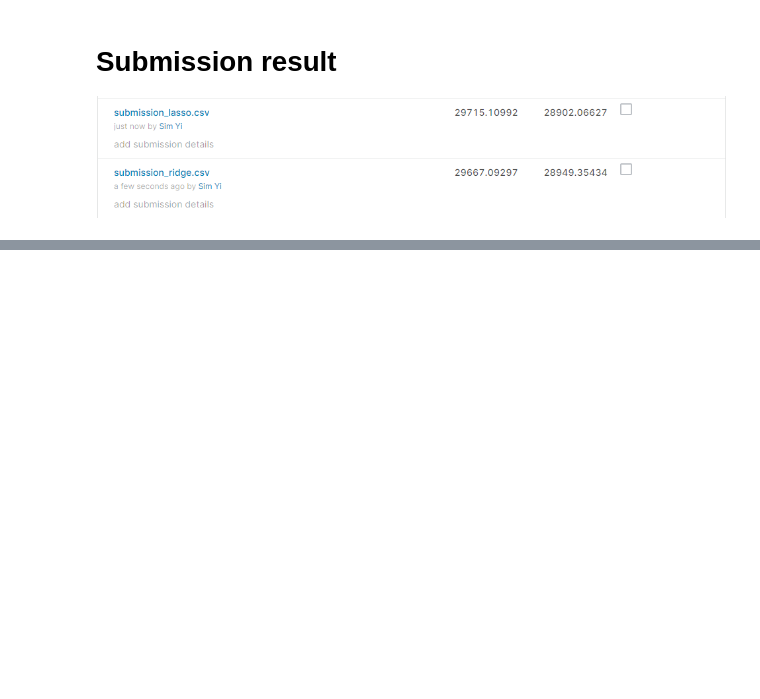
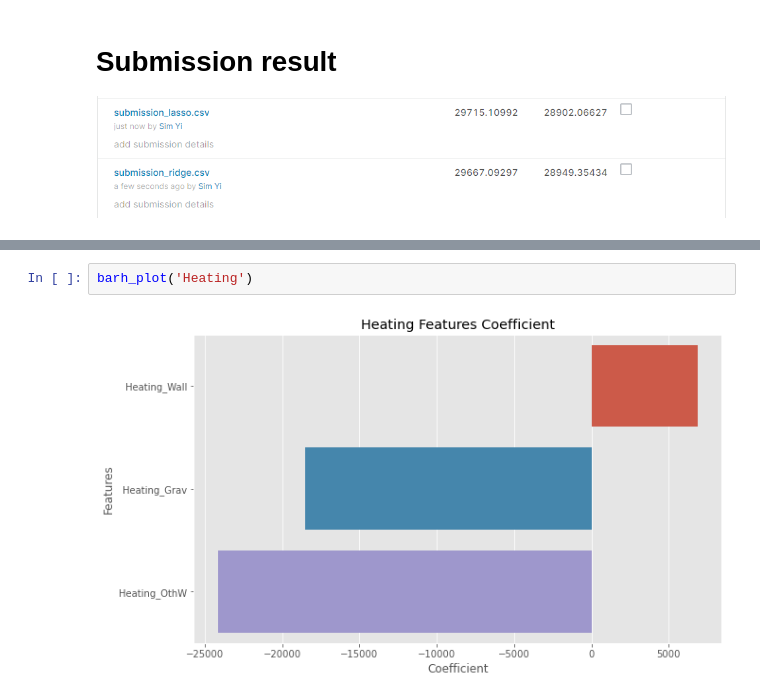
Before and after one commit to SimYiSY/Ames_Housing_Data, a Jupyter notebook: code/03 Model and Analysis.ipynb, the cells around one changed output, grey strips where cells are left out. Drawn from its saved outputs; the diff is of its cells as text; blank space fills up the shorter version.

```diff
--- a/code/03 Model and Analysis.ipynb
+++ b/code/03 Model and Analysis.ipynb
@@ -839,0 +804,4 @@ Big houses prices higher
+# %%
+barh_plot('Heating')
+# %% [output]
+[figure, added]
```
Also changed, not shown: parts of 48 cells of this notebook.
